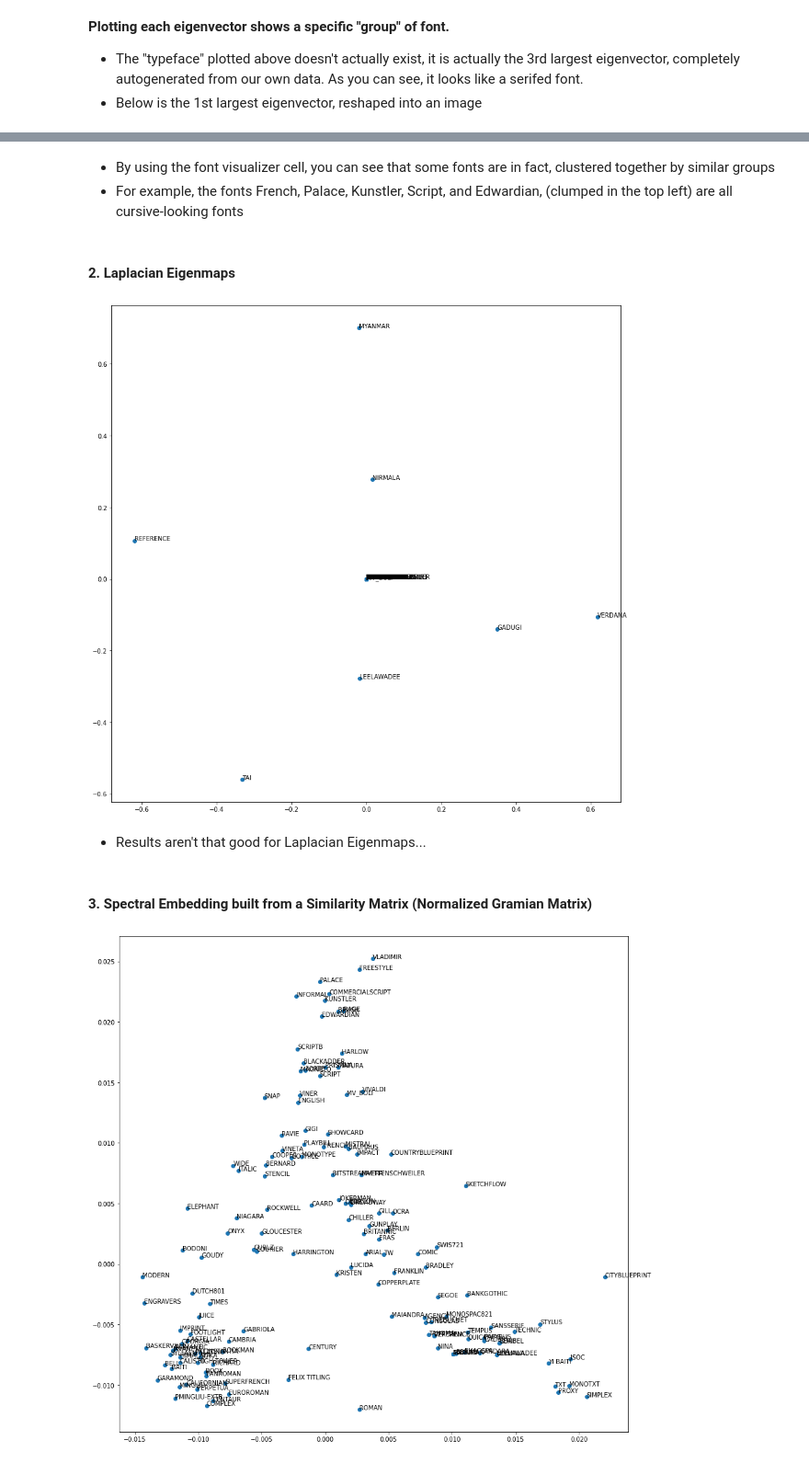
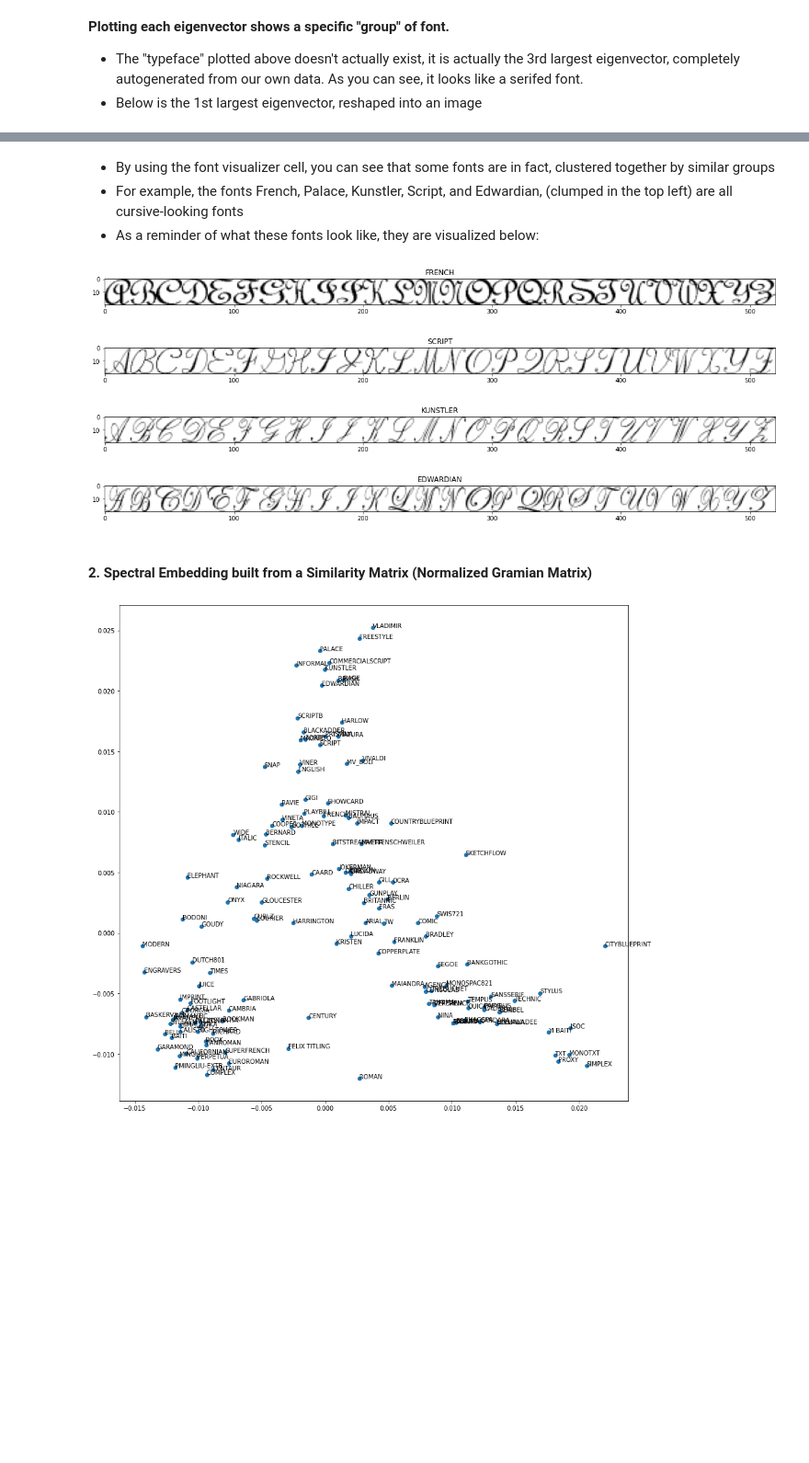
Before and after one commit to benduong2001/dsproject_font_decorator, a Jupyter notebook: font-type-image-classification.ipynb, the cells around one changed output, grey strips where cells are left out. Shown at 92% size. Cells and saved outputs as stored; diff of their text form; code cells hidden in the pictures; blank space fills up the shorter version.

```diff
--- a/font-type-image-classification.ipynb
+++ b/font-type-image-classification.ipynb
@@ -214,5 +214,4 @@ for i, txt in enumerate(n):
 # %% [markdown]
 * By using the font visualizer cell, you can see that some fonts are in fact, clustered together by similar groups
 * For example, the fonts French, Palace, Kunstler, Script, and Edwardian, (clumped in the top left) are all cursive-looking fonts
+* As a reminder of what these fonts look like, they are visualized below:
-# %% [markdown]
-#### 2. Laplacian Eigenmaps
@@ -228,19 +218,15 @@ eigvals, eigvecs = np.linalg.eigh(Laplacian)
-# %%
-x = eigvecs[:,-1]
-y = eigvecs[:,-2]
-n = passed_font_families
-
-fig, ax = plt.subplots(1,1,figsize=(15,15))
-ax.scatter(x, y)
-
-for i, txt in enumerate(n):
-    ax.annotate(txt, (x[i], y[i]))
-# %% [output]
-[figure, removed]
-# %% [markdown]
-* Results aren't that good for Laplacian Eigenmaps...
+# %%
+plot_font("FRENCH")
+plot_font("SCRIPT")
+plot_font("KUNSTLER")
+plot_font("EDWARDIAN")
+# %% [output]
+[figure, added]
+[figure, added]
+[figure, added]
+[figure, added]
 # %% [markdown]
-#### 3. Spectral Embedding built from a Similarity Matrix (Normalized Gramian Matrix)
+#### 2. Spectral Embedding built from a Similarity Matrix (Normalized Gramian Matrix)
 # %%
 eig_fonts_x_normalized = normalize(eig_fonts_x, axis=1) #
 eig_fonts_similarity_matrix = eig_fonts_x_normalized @ eig_fonts_x_normalized.T
```
Also changed, not shown: parts of 46 cells of this notebook.
